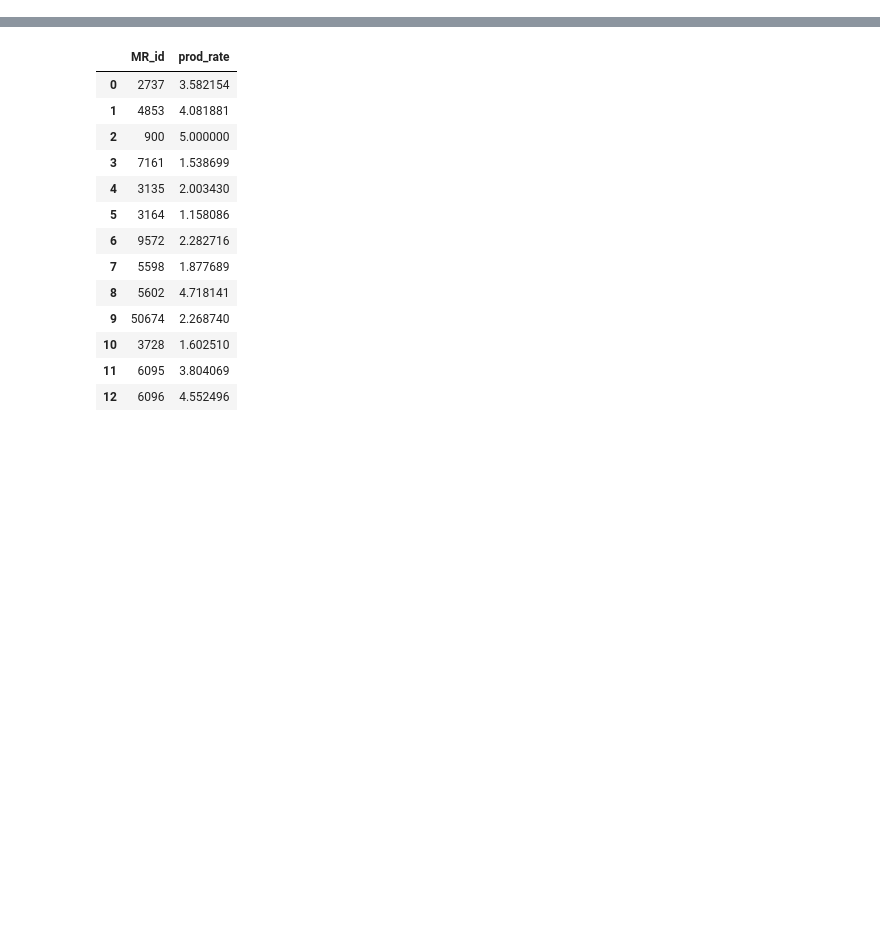
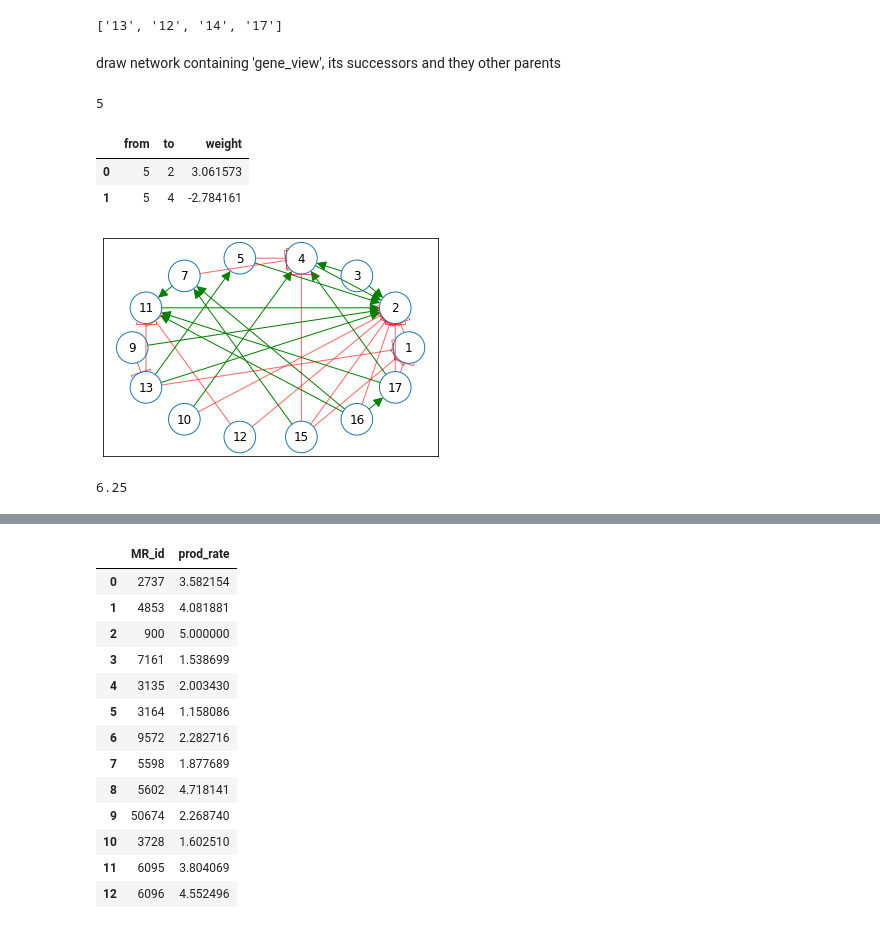
Before and after one commit to PayamDiba/SERGIO, a Jupyter notebook: perturbation.ipynb, the cells around one changed output, grey strips where cells are left out. Drawn from its saved outputs; the diff is of its cells as text; code cells hidden in the pictures; blank space fills up the shorter version.

```diff
--- a/perturbation.ipynb
+++ b/perturbation.ipynb
@@ -44,2 +83,37 @@ len(G)
+# %%
+def draw_net(G,offset = 0.05,node_size = 1000,**kwargs):
+    c =np.array([ c['weight'] for a,b,c in list(G.edges(data=True))])
+    edge_color=np.where(c>0,'green','red')
+    #nx.draw_circular(G,with_labels=True,edge_color=edge_color,alpha = 0.7,arrowsize = 15,**kwargs)
+    nodePos = nx.circular_layout(G)
+    nx.draw_networkx_nodes(G,pos=nodePos, label=True,node_size=node_size,node_color='none',edgecolors='#1f78b4')
+    nx.draw_networkx_labels(G,pos = nodePos)
+    edges = list(G.edges)
+    bi_edges = [(a,b) for a,b in edges  if (b,a)in edges]
+    non_bi_edges =list(set(edges)-set(bi_edges))
+    a,b,c  =zip(*[ (a,b,c['weight']) for a,b,c in list(G.edges(data=True))])
+    dic = {(start,stop):col for start,stop,col in zip(a,b,c)}
+    #nx.draw_networkx_edges(G,pos = nodePos,edgelist=edges[weight>0],edge_color= 'green',arrowsize = 15,)
+    non_bi_weight = np.array([dic[endpoints] for endpoints in non_bi_edges ])
+    bi_weight = np.array([dic[endpoints] for endpoints in bi_edges ])
+    nx.draw_networkx_edges(G,pos = nodePos,edgelist=np.array(non_bi_edges)[non_bi_weight>0],edge_color= 'green',arrowsize = 20,node_size=node_size)
+    nx.draw_networkx_edges(G,pos = nodePos,edgelist=np.array(non_bi_edges)[non_bi_weight<0],edge_color= 'red',arrowsize = 10,node_size=node_size,arrowstyle='-[',alpha = 0.6)
+    #draw bi-directional links parallel one another such that they do not overlap
+    unique_bi_edges = []
+    for start,stop in bi_edges:
+        if (stop, start) not in unique_bi_edges:
+            unique_bi_edges+=[(start,stop)]
+    offset = 0.05
+    new_nodePos={}
+    for start,end in unique_bi_edges:
+        new_nodePos[start] = nodePos[start]-[0,offset]
+        new_nodePos[end] = nodePos[end]-[0,offset]
+    nx.draw_networkx_edges(G,pos = new_nodePos,edgelist=np.array(bi_edges)[bi_weight>0],edge_color= 'green',arrowsize = 20,)
+    new_nodePos={}
+    for start,end in unique_bi_edges:
+        new_nodePos[start] = nodePos[start]+[0,offset]
+        new_nodePos[end] = nodePos[end]+[0,offset]
+
+    nx.draw_networkx_edges(G,pos = new_nodePos,edgelist=np.array(bi_edges)[bi_weight<0],edge_color= 'red',arrowsize = 10,arrowstyle='-[',alpha = 0.6,width = 1.5,node_size=node_size)
 # %%
 grn0 = copy.deepcopy(grn)#it is the grn that I pass to perturbation experiments
@@ -138,0 +186,26 @@ list(G.out_edges(gene_view,data=True))
+# %%
+[k for k,v in dict(G.in_degree()).items() if v ==1]
+# %% [output]
+['13', '12', '14', '17']
+# %% [markdown]
+draw network containing 'gene_view', its successors and they other parents
+# %%
+gene_view = '5'#gene_list[1]
+
+print(gene_view)
+
+
+two_step_neigh = {*itertools.chain.from_iterable([set(G.predecessors(g)) for g in set(G.successors(gene_view))])}
+#plt.figure(figsize=(8,8))
+draw_net(G.subgraph(two_step_neigh.union(G.successors(gene_view)).union({gene_view})))
+pd.DataFrame([[a,b,d['weight']] for a,b,d in list(G.out_edges(gene_view,data=True))],columns=[['from','to','weight']])
+# %% [output]
+5
+|  | from | to | weight |
+| 0 | 5 | 2 | 3.061573 |
+| 1 | 5 | 4 | -2.784161 |
+[figure, added]
+# %%
+5/0.8
+# %% [output]
+6.25
```
Also changed, not shown: parts of 16 cells of this notebook, 9 other files.
